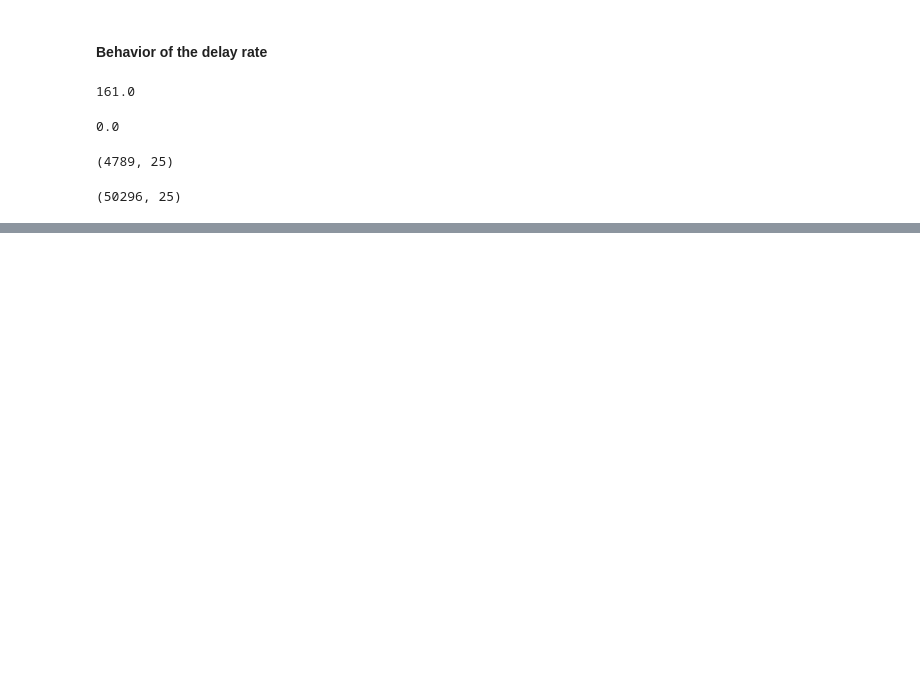
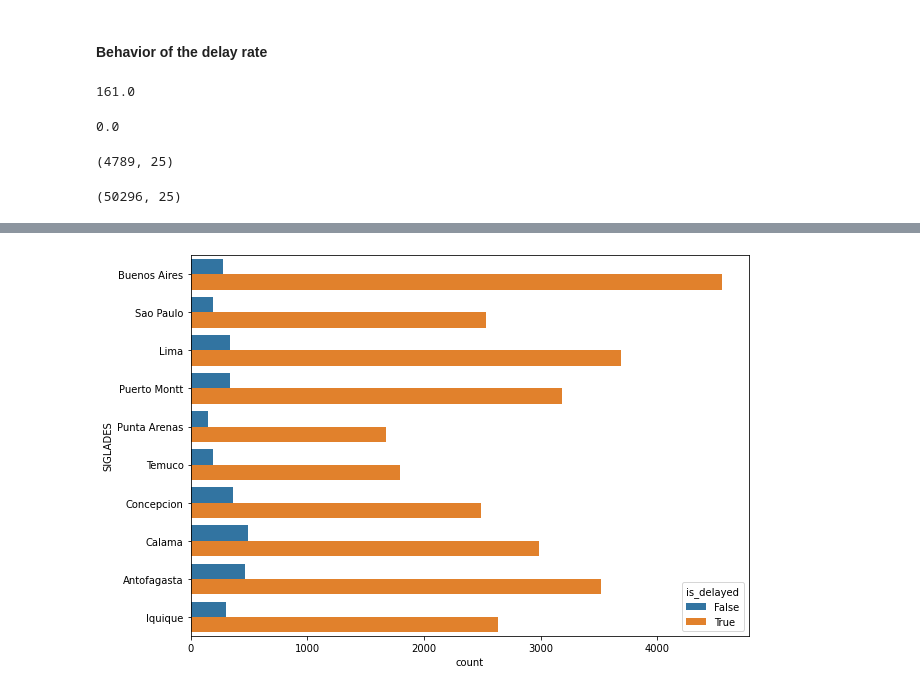
Before and after one commit to MariaPonomarenko38/Data-Scientist-Challenge, a Jupyter notebook: solution.ipynb, the cells around one changed output, grey strips where cells are left out. Cells and saved outputs as stored; diff of their text form; code cells hidden in the pictures; blank space fills up the shorter version.

Commit message:
investigated not-delayed and delayed flights

```diff
--- a/solution.ipynb
+++ b/solution.ipynb
@@ -254,0 +257,11 @@ data['diff_ranges'].value_counts()[:5].plot(kind='bar')
+# %%
+import seaborn as sns
+
+most_popular_dest_cities = list(data["SIGLADES"].value_counts().keys()[:10])
+data_filtered = data[data['SIGLADES'].isin(most_popular_dest_cities)]
+
+fig = plt.figure(1, figsize=(10,7))
+ax = sns.countplot(y="SIGLADES", hue='is_delayed', data=data_filtered)
+plt.show()
+# %% [output]
+[figure, added]
```
Also changed, not shown: parts of 31 cells of this notebook.
